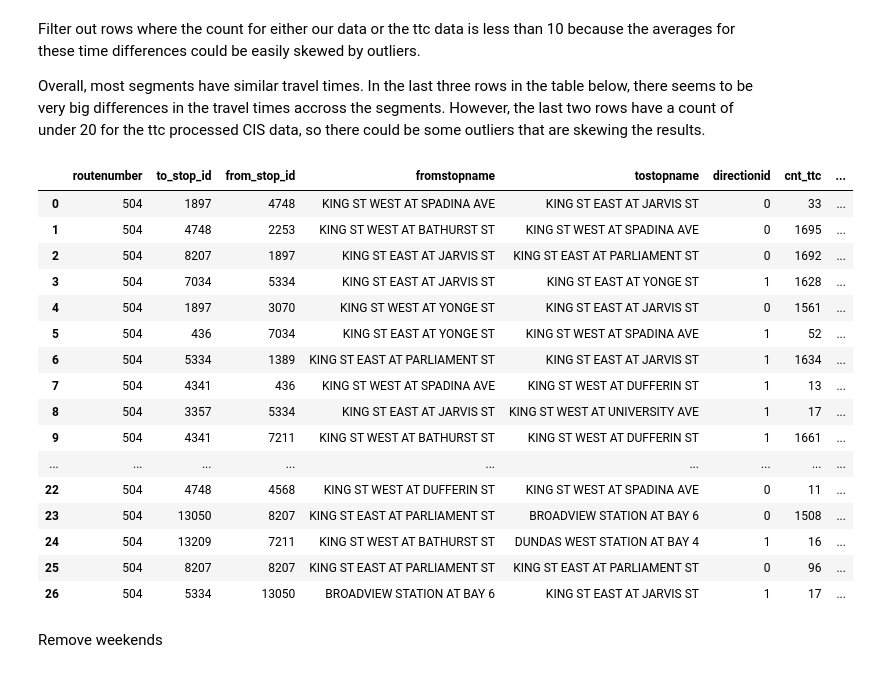
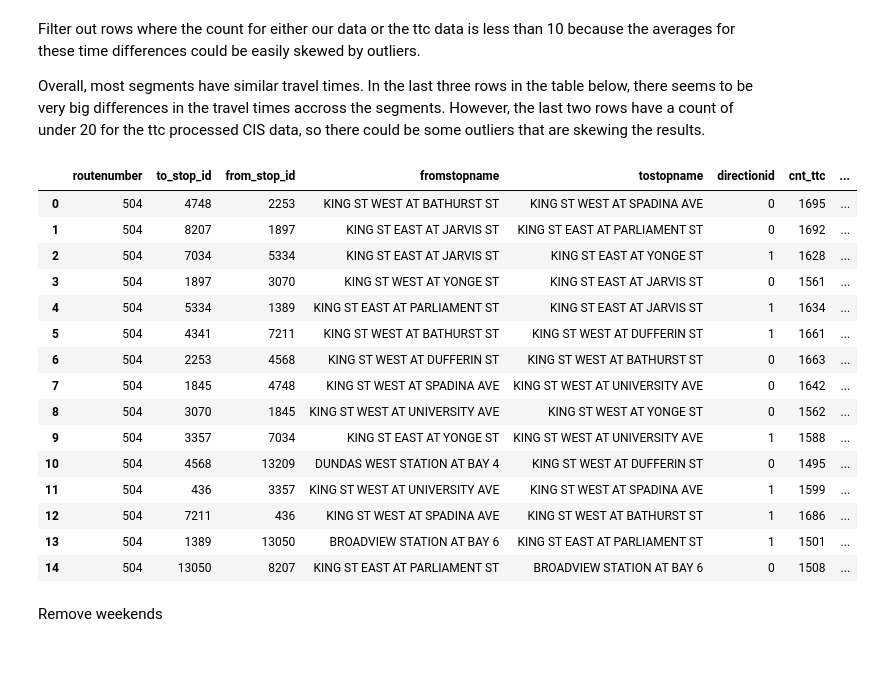
Before and after one commit to webgisgeek/bdit_data-sources, a Jupyter notebook: ttc/compare_ttc_data.ipynb, the cells around one changed output. Drawn from its saved outputs; the diff is of its cells as text; code cells hidden in the pictures.

```diff
--- a/ttc/compare_ttc_data.ipynb
+++ b/ttc/compare_ttc_data.ipynb
@@ -362,7 +357,7 @@ WHERE t.stop_id IN (SELECT from_stop_id FROM crosic.section_runs)
 
 stops AS (
 SELECT to_stop, from_stop, t.direction_id, t.trip_id, arrival_time, departure_time
-FROM from_stop_table f JOIN to_stop_table t ON f.trip_id = t.trip_id and f.direction_id = t.direction_id
+FROM from_stop_table f INNER JOIN to_stop_table t ON f.trip_id = t.trip_id and f.direction_id = t.direction_id
 ),
 
 ttc_cis AS (
@@ -373,53 +368,49 @@ AS time_diff_minutes_ttc
 FROM section_runs
 WHERE routenumber = 504 and toarrstoptime > fromstopdepaturetime
 GROUP BY fromstopname, tostopname, to_stop_id, from_stop_id, directionid, routenumber
 ORDER BY time_diff_minutes_ttc
 ),
 
 output AS (
 SELECT routenumber, to_stop_id, from_stop_id,  fromstopname, tostopname, directionid, cnt cnt_ttc, time_diff_minutes_ttc,
 COUNT(*) cnt_our_cis,
 
 AVG(EXTRACT(EPOCH FROM arrival_time - departure_time)) /60
 AS time_diff_minutes_our_cis
 
 
 FROM stops s JOIN ttc_cis ttc ON s.to_stop = ttc.to_stop_id AND s.from_stop = ttc.from_stop_id
 
 WHERE s.direction_id = ttc.directionid and ttc.routenumber = 504 and arrival_time > departure_time
 GROUP BY to_stop_id, from_stop_id,  fromstopname, tostopname, directionid, ttc.cnt, time_diff_minutes_ttc, routenumber
 ORDER BY time_diff_minutes_ttc, time_diff_minutes_our_cis
 )
 
 SELECT routenumber, to_stop_id, from_stop_id,  fromstopname, tostopname, directionid, cnt_ttc, time_diff_minutes_ttc,
 cnt_our_cis, time_diff_minutes_our_cis, abs(time_diff_minutes_our_cis - time_diff_minutes_ttc) ttc_our_time_difference
 FROM output
-WHERE cnt_ttc > 10 AND cnt_our_cis > 10
+WHERE cnt_ttc > 100 AND cnt_our_cis > 100
 ORDER BY ttc_our_time_difference;
-
 '''
 
-
-
 pandasql.read_sql(sql_cis_avg, con)
 # %% [output]
 |  | routenumber | to_stop_id | from_stop_id | fromstopname | tostopname | directionid | cnt_ttc | ... |
-| 0 | 504 | 1897 | 4748 | KING ST WEST AT SPADINA AVE | KING ST EAST AT JARVIS ST | 0 | 33 | ... |
-| 1 | 504 | 4748 | 2253 | KING ST WEST AT BATHURST ST | KING ST WEST AT SPADINA AVE | 0 | 1695 | ... |
-| 2 | 504 | 8207 | 1897 | KING ST EAST AT JARVIS ST | KING ST EAST AT PARLIAMENT ST | 0 | 1692 | ... |
-| 3 | 504 | 7034 | 5334 | KING ST EAST AT JARVIS ST | KING ST EAST AT YONGE ST | 1 | 1628 | ... |
-| 4 | 504 | 1897 | 3070 | KING ST WEST AT YONGE ST | KING ST EAST AT JARVIS ST | 0 | 1561 | ... |
-| 5 | 504 | 436 | 7034 | KING ST EAST AT YONGE ST | KING ST WEST AT SPADINA AVE | 1 | 52 | ... |
-| 6 | 504 | 5334 | 1389 | KING ST EAST AT PARLIAMENT ST | KING ST EAST AT JARVIS ST | 1 | 1634 | ... |
-| 7 | 504 | 4341 | 436 | KING ST WEST AT SPADINA AVE | KING ST WEST AT DUFFERIN ST | 1 | 13 | ... |
-| 8 | 504 | 3357 | 5334 | KING ST EAST AT JARVIS ST | KING ST WEST AT UNIVERSITY AVE | 1 | 17 | ... |
-| 9 | 504 | 4341 | 7211 | KING ST WEST AT BATHURST ST | KING ST WEST AT DUFFERIN ST | 1 | 1661 | ... |
-| ... | ... | ... | ... | ... | ... | ... | ... | ... |
-| 22 | 504 | 4748 | 4568 | KING ST WEST AT DUFFERIN ST | KING ST WEST AT SPADINA AVE | 0 | 11 | ... |
-| 23 | 504 | 13050 | 8207 | KING ST EAST AT PARLIAMENT ST | BROADVIEW STATION AT BAY 6 | 0 | 1508 | ... |
-| 24 | 504 | 13209 | 7211 | KING ST WEST AT BATHURST ST | DUNDAS WEST STATION AT BAY 4 | 1 | 16 | ... |
-| 25 | 504 | 8207 | 8207 | KING ST EAST AT PARLIAMENT ST | KING ST EAST AT PARLIAMENT ST | 0 | 96 | ... |
-| 26 | 504 | 5334 | 13050 | BROADVIEW STATION AT BAY 6 | KING ST EAST AT JARVIS ST | 1 | 17 | ... |
+| 0 | 504 | 4748 | 2253 | KING ST WEST AT BATHURST ST | KING ST WEST AT SPADINA AVE | 0 | 1695 | ... |
+| 1 | 504 | 8207 | 1897 | KING ST EAST AT JARVIS ST | KING ST EAST AT PARLIAMENT ST | 0 | 1692 | ... |
+| 2 | 504 | 7034 | 5334 | KING ST EAST AT JARVIS ST | KING ST EAST AT YONGE ST | 1 | 1628 | ... |
+| 3 | 504 | 1897 | 3070 | KING ST WEST AT YONGE ST | KING ST EAST AT JARVIS ST | 0 | 1561 | ... |
+| 4 | 504 | 5334 | 1389 | KING ST EAST AT PARLIAMENT ST | KING ST EAST AT JARVIS ST | 1 | 1634 | ... |
+| 5 | 504 | 4341 | 7211 | KING ST WEST AT BATHURST ST | KING ST WEST AT DUFFERIN ST | 1 | 1661 | ... |
+| 6 | 504 | 2253 | 4568 | KING ST WEST AT DUFFERIN ST | KING ST WEST AT BATHURST ST | 0 | 1663 | ... |
+| 7 | 504 | 1845 | 4748 | KING ST WEST AT SPADINA AVE | KING ST WEST AT UNIVERSITY AVE | 0 | 1642 | ... |
+| 8 | 504 | 3070 | 1845 | KING ST WEST AT UNIVERSITY AVE | KING ST WEST AT YONGE ST | 0 | 1562 | ... |
+| 9 | 504 | 3357 | 7034 | KING ST EAST AT YONGE ST | KING ST WEST AT UNIVERSITY AVE | 1 | 1588 | ... |
+| 10 | 504 | 4568 | 13209 | DUNDAS WEST STATION AT BAY 4 | KING ST WEST AT DUFFERIN ST | 0 | 1495 | ... |
+| 11 | 504 | 436 | 3357 | KING ST WEST AT UNIVERSITY AVE | KING ST WEST AT SPADINA AVE | 1 | 1599 | ... |
+| 12 | 504 | 7211 | 436 | KING ST WEST AT SPADINA AVE | KING ST WEST AT BATHURST ST | 1 | 1686 | ... |
+| 13 | 504 | 1389 | 13050 | BROADVIEW STATION AT BAY 6 | KING ST EAST AT PARLIAMENT ST | 1 | 1501 | ... |
+| 14 | 504 | 13050 | 8207 | KING ST EAST AT PARLIAMENT ST | BROADVIEW STATION AT BAY 6 | 0 | 1508 | ... |
 # %% [markdown]
 Remove weekends
 # %%
```
Also changed, not shown: parts of 4 cells of this notebook, 2 other files.
